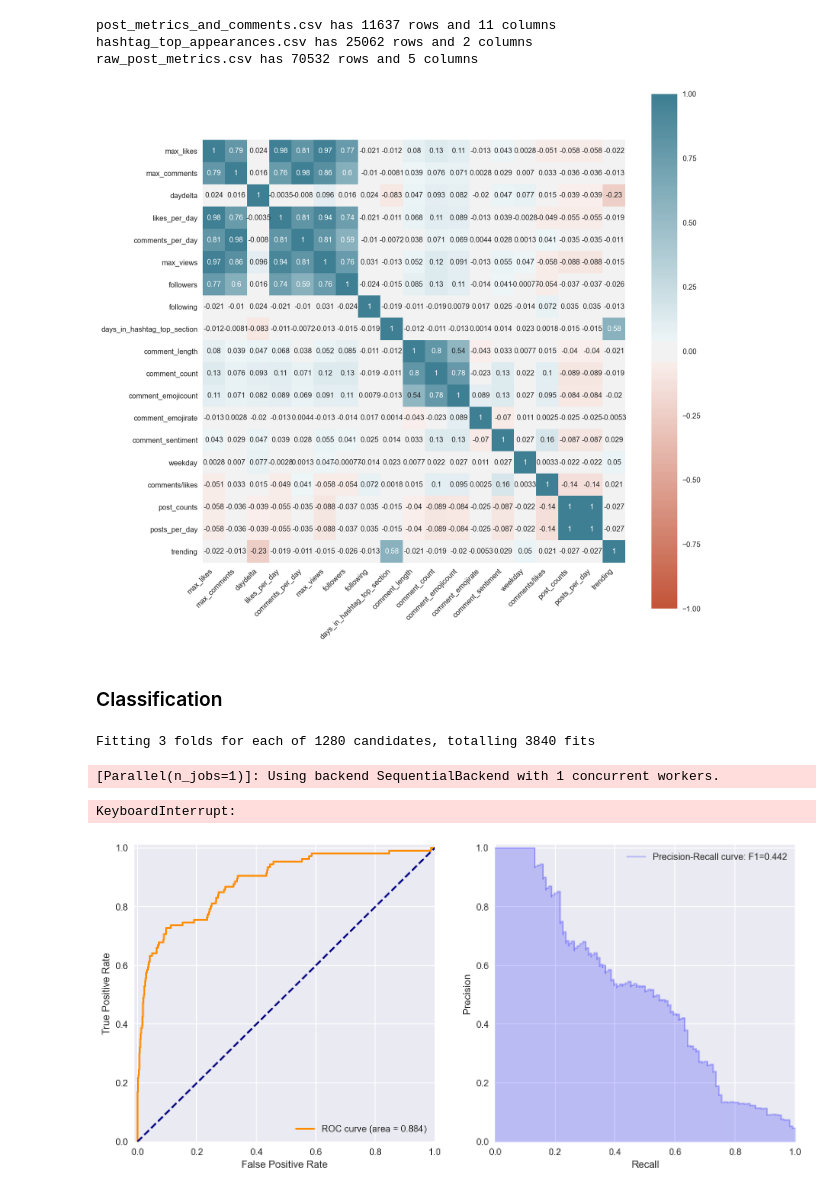
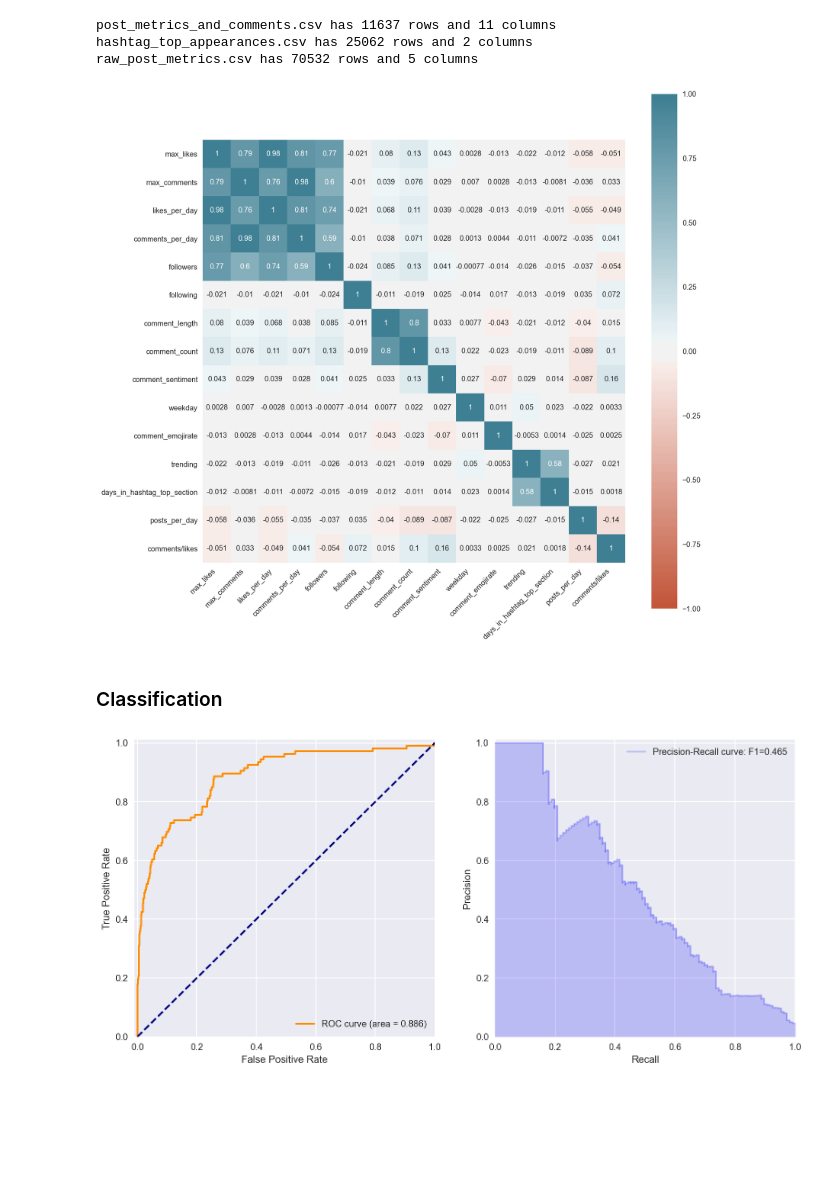
Before and after one commit to franknb/finesse, a Jupyter notebook: Finesse.ipynb, the cells around one changed output. Cells and saved outputs as stored; diff of their text form; code cells hidden in the pictures; blank space fills up the shorter version.

```diff
--- a/Finesse.ipynb
+++ b/Finesse.ipynb
@@ -86,18 +84,18 @@ post.loc[post.days_in_hashtag_top_section != 0 ,'trending'] = 1
 # %%
 post = pd.read_pickle("./post.pkl")
 
 data = post[['username', 'max_likes', 'max_comments', 'likes_per_day', 'comments_per_day',
              'followers', 'following', 'comment_length', 'comment_count', 'comment_sentiment',
              'weekday', 'comment_emojirate', 'trending', 'days_in_hashtag_top_section',
              'posts_per_day', 'comments/likes']]
 # Plotting correlation matrix
 fig = plt.figure(figsize=(13, 13))
-ax = sns.heatmap(post.corr(), vmin=-1, vmax=1, center=0, cmap=sns.diverging_palette(20, 220, n=200),
+ax = sns.heatmap(data.corr(), vmin=-1, vmax=1, center=0, cmap=sns.diverging_palette(20, 220, n=200),
                  square=True, annot=True)
 ax.set_xticklabels(ax.get_xticklabels(), rotation=45, horizontalalignment='right')
 plt.show()
 # %% [output]
-[figure, old version]
+[figure, new version]
 # %% [markdown]
 ### Classification
 # %%
@@ -119,39 +118,20 @@ SS = StandardScaler()
 X_trainec_norm = pd.DataFrame(data = SS.fit_transform(X_trainec), columns = X.columns)
 X_testec_norm = pd.DataFrame(data = SS.transform(X_testec), columns = X.columns)
 X_ec_norm = pd.DataFrame(data = SS.transform(X_ec), columns = X.columns)
-# %%
-# Create the random grid
-param_grid = {# Maximum tree leaves for base learners.
-              'num_leaves': [4, 8, 16, 32, 64],
-              # Minimum number of data needed in a child (leaf).
-              'min_child_samples': [2, 4, 8, 16],
-              # Maximum tree depth for base learners.
-              'max_depth': [3, 4, 5, 6],
-              # Learning Rate
-              'learning_rate': [0.05, 0.08, 0.1, 0.12],
-              # L1 Regularization
-              'reg_alpha': [0, 1],
-              # L2 Regularization
-              'reg_lambda': [0, 1],}
-
-# Instantiate the grid search model
-grid_search = GridSearchCV(estimator = LGBMClassifier(),
-                           param_grid = param_grid,
-                           cv = 3, n_jobs = 1, verbose = 1)
-
-grid_search.fit(X_trainec_norm, y_train)
-grid_search.best_params_
-# %% [output]
-Fitting 3 folds for each of 1280 candidates, totalling 3840 fits
-[Parallel(n_jobs=1)]: Using backend SequentialBackend with 1 concurrent workers.
-KeyboardInterrupt:
 # %%
-lgbm = LGBMClassifier(n_jobs = -1, random_state=0)
+# Using grid search to tune the model
+param = {'learning_rate': 0.1,
+         'max_depth': 5,
+         'min_child_samples': 10,
+         'num_leaves': 32,
+         'reg_alpha': 0,
+         'reg_lambda': 0.8}
+lgbm = LGBMClassifier(**param, n_jobs = -1, random_state=0)
 y_pred = lgbm.fit(X_trainec_norm, y_train).predict_proba(X_testec_norm).T[1]
 fig = plt.figure(figsize=(13, 6))
 plot_curves(y_test, y_pred)
 # %% [output]
-[figure, old version]
+[figure, new version]
 # %%
 shap.initjs()
 explainer = shap.TreeExplainer(lgbm)
```
Also changed, not shown: parts of 13 cells of this notebook.
